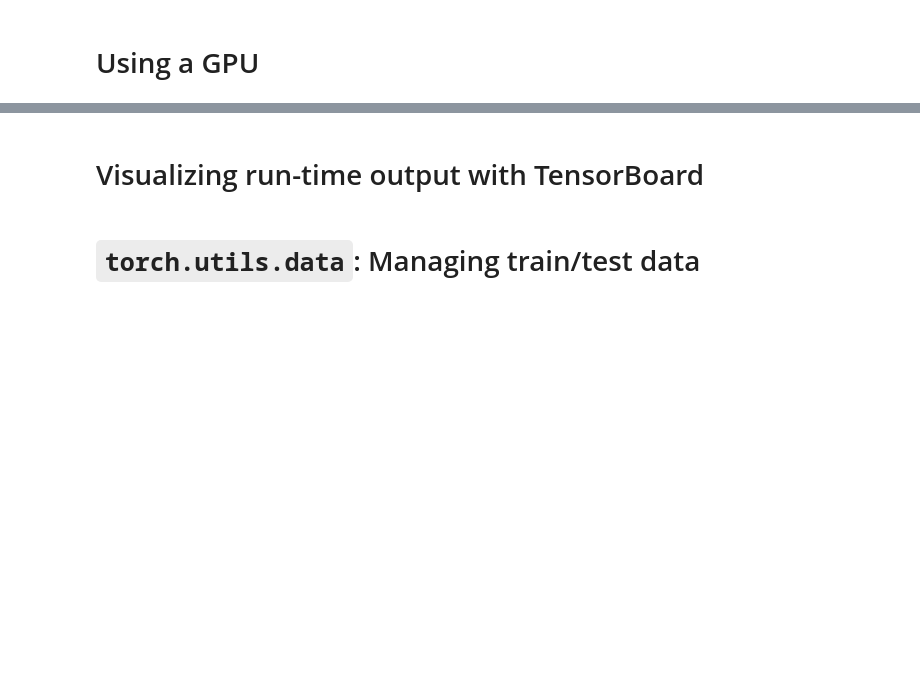
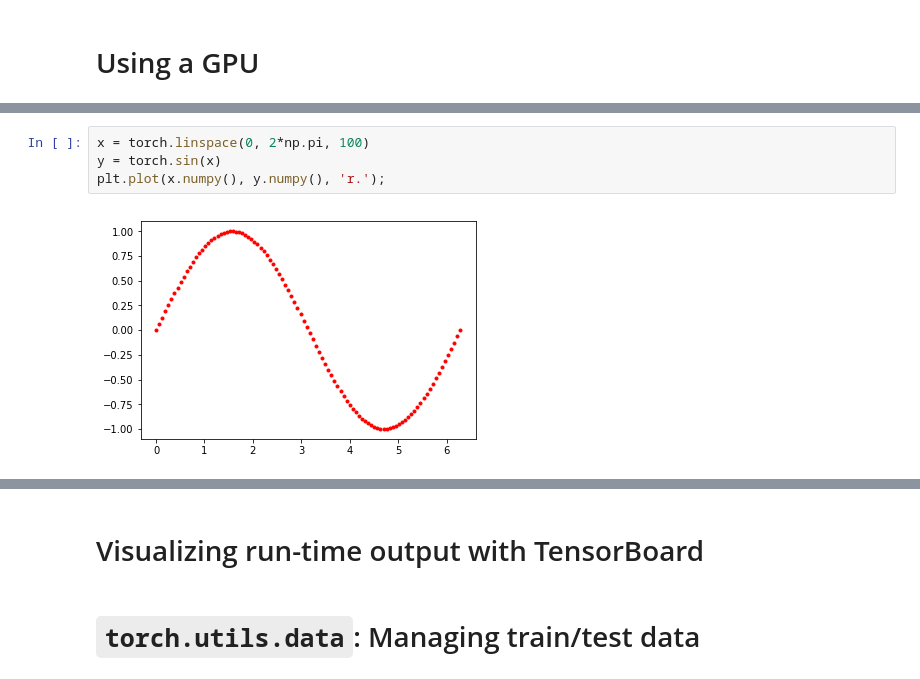
Before and after one commit to compdyn/pytorch_tutorial, a Jupyter notebook: PyTorch_tutorial.ipynb, the cells around one changed output, grey strips where cells are left out. Drawn from its saved outputs; the diff is of its cells as text; blank space fills up the shorter version.

```diff
--- a/PyTorch_tutorial.ipynb
+++ b/PyTorch_tutorial.ipynb
@@ -121,0 +326,6 @@ dz/dx = 4.0
+# %%
+x = torch.linspace(0, 2*np.pi, 100)
+y = torch.sin(x)
+plt.plot(x.numpy(), y.numpy(), 'r.');
+# %% [output]
+[figure, added]
```
Also changed, not shown: parts of 77 cells of this notebook.
